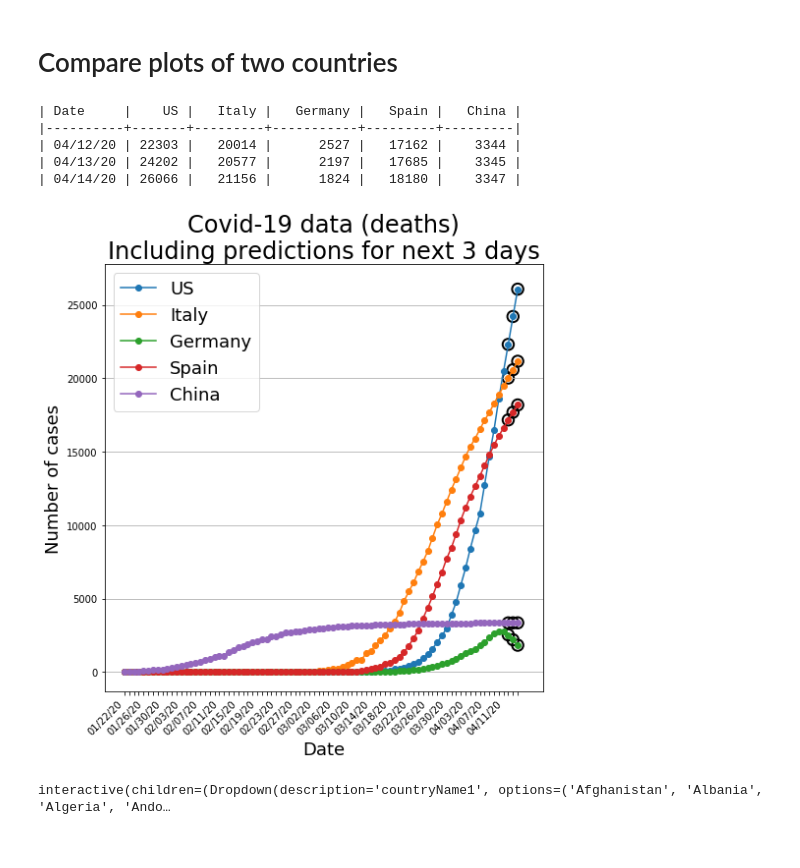
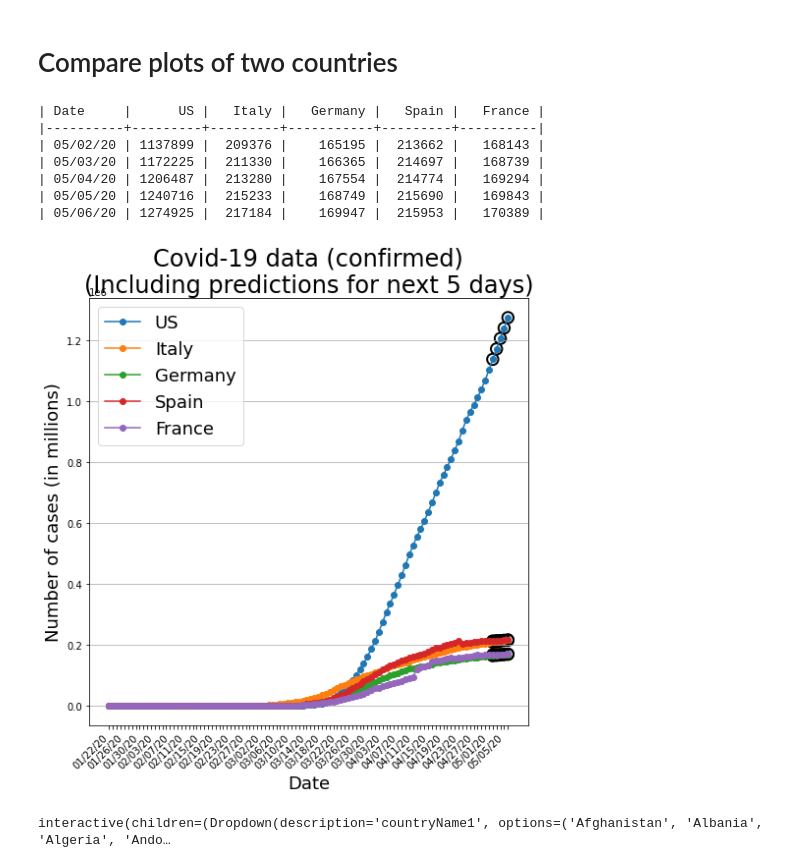
Before and after one commit to arkobarman/covid-19_timeSeriesAnalysis, a Jupyter notebook: time-series-predictions-global.ipynb, the cells around one changed output. Saved outputs shown, nothing was run; the diff lists cells and outputs as text; code cells hidden in the pictures.

```diff
--- a/time-series-predictions-global.ipynb
+++ b/time-series-predictions-global.ipynb
@@ -159,7 +159,7 @@ def getPredictionsForFuture(countryName,
             datePredList = list(zip(futureDateTimeList, predPrintList))
             # Convert individual elements of zip to a list
             datePredList = [list(elem) for elem in datePredList]
-            print(tabulate(datePredList, headers=['Date', 'Prediction'], tablefmt='orgtbl'))
+            print(tabulate(datePredList, headers=['Date', 'Prediction'], tablefmt='orgtbl', floatfmt=".0f"))
 
 
         if plot:
@@ -196,7 +196,7 @@ def getPredictionsForFuture(countryName,
         if logScale:
             plt.ylabel('Number of cases (log scale)', fontsize=18);
         else:
-            plt.ylabel('Number of cases', fontsize=18);
+            plt.ylabel('Number of cases (in millions)', fontsize=18);
 
         if grid != None:
             plt.grid(axis=grid)
@@ -204,7 +204,7 @@ def getPredictionsForFuture(countryName,
     if returnResults:
         return allData, predData
 # %%
-allData, predData = getPredictionsForFuture('India',
+allData, predData = getPredictionsForFuture('US',
                                             invertible=False,
                                             plot=True,
                                             logScale=False,
@@ -318,7 +318,7 @@ def comparePlotsOfNCountries(countryNameList,
     if printResults:
         headerList = ['Date']
         headerList.extend(countryNameList)
-        print(tabulate(datePredList, headers=headerList, tablefmt='orgtbl'))
+        print(tabulate(datePredList, headers=headerList, tablefmt='orgtbl', floatfmt=".0f"))
 
 
     plt.xticks(rotation=45, ha="right");
@@ -331,24 +331,26 @@ def comparePlotsOfNCountries(countryNameList,
             label.set_visible(False)
     ax.legend(loc='upper left', prop={'size': 18});
 
-    plt.title('Covid-19 data ({})\nIncluding predictions for next {} days'.format(tableToUse, nDays), fontsize=24);
+    plt.title('Covid-19 data ({})\n(Including predictions for next {} days)'.format(tableToUse, nDays), fontsize=24);
     plt.xlabel('Date', fontsize=18);
     if logScale:
         plt.ylabel('Number of cases (log scale)', fontsize=18);
     else:
-        plt.ylabel('Number of cases', fontsize=18);
+        plt.ylabel('Number of cases (in millions)', fontsize=18);
 
     if grid != None:
         plt.grid(axis=grid)
 # %%
-comparePlotsOfNCountries(['US', 'Italy', 'Germany', 'Spain', 'China'], nDays=3, grid='y', tableToUse='deaths')
+comparePlotsOfNCountries(['US', 'Italy', 'Germany', 'Spain', 'France'], nDays=5, grid='y', tableToUse='confirmed')
 # %% [output]
-| Date     |    US |   Italy |   Germany |   Spain |   China |
-|----------+-------+---------+-----------+---------+---------|
-| 04/12/20 | 22303 |   20014 |      2527 |   17162 |    3344 |
-| 04/13/20 | 24202 |   20577 |      2197 |   17685 |    3345 |
-| 04/14/20 | 26066 |   21156 |      1824 |   18180 |    3347 |
+| Date     |      US |   Italy |   Germany |   Spain |   France |
+|----------+---------+---------+-----------+---------+----------|
+| 05/02/20 | 1137899 |  209376 |    165195 |  213662 |   168143 |
+| 05/03/20 | 1172225 |  211330 |    166365 |  214697 |   168739 |
+| 05/04/20 | 1206487 |  213280 |    167554 |  214774 |   169294 |
+| 05/05/20 | 1240716 |  215233 |    168749 |  215690 |   169843 |
+| 05/06/20 | 1274925 |  217184 |    169947 |  215953 |   170389 |
-[figure, old version]
+[figure, new version]
 # %%
 # Interactive plot to compare data from 2 countries
 def comparePlotsOf2CountriesWrapper(countryName1,
```
Also changed, not shown: parts of 5 cells of this notebook, 6 other files.
